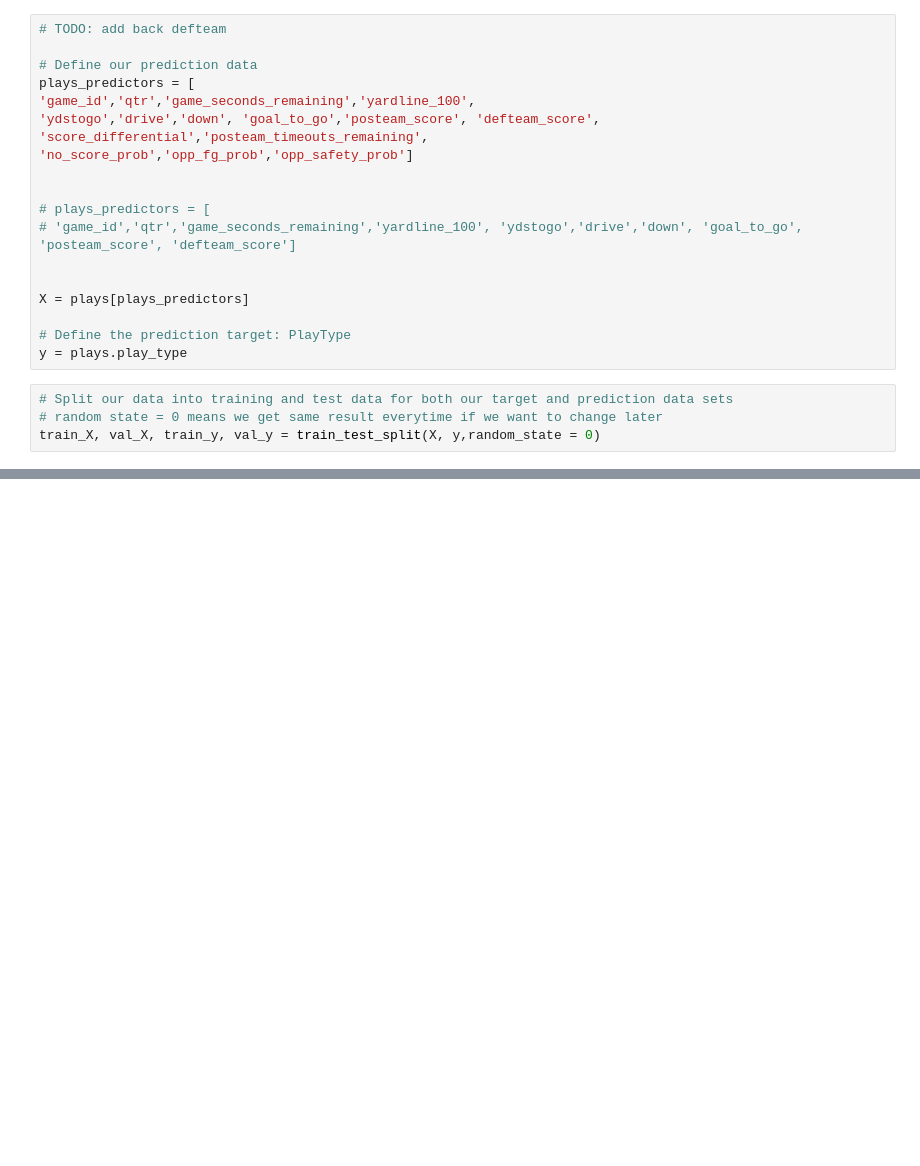
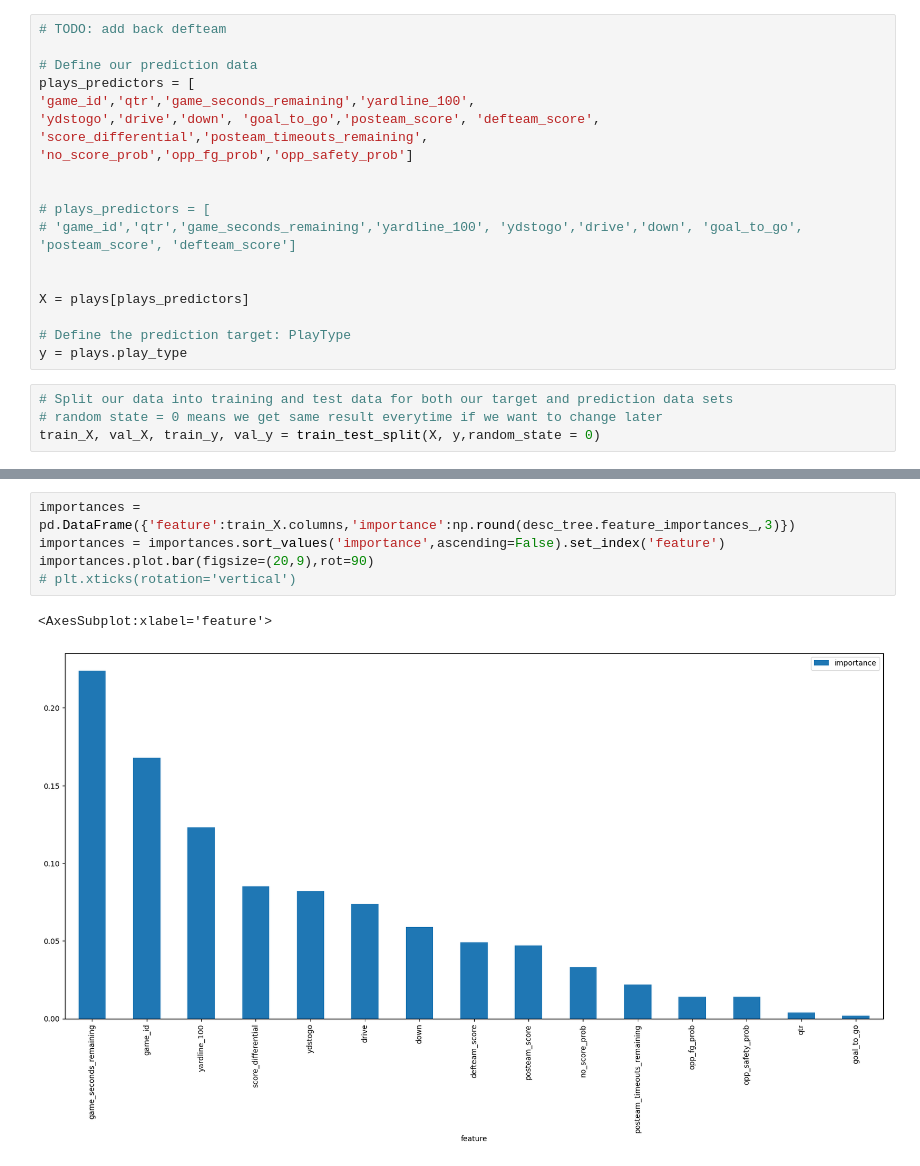
Before and after one commit to ReviewEdge/nfl-machine-learning, a Jupyter notebook: nflDecisionTree.ipynb, the cells around one changed output, grey strips where cells are left out. Saved outputs shown, nothing was run; the diff lists cells and outputs as text; blank space fills up the shorter version.

```diff
--- a/nflDecisionTree.ipynb
+++ b/nflDecisionTree.ipynb
@@ -105,0 +121,8 @@ print(dt_roc_auc)
+# %%
+importances = pd.DataFrame({'feature':train_X.columns,'importance':np.round(desc_tree.feature_importances_,3)})
+importances = importances.sort_values('importance',ascending=False).set_index('feature')
+importances.plot.bar(figsize=(20,9),rot=90)
+# plt.xticks(rotation='vertical')
+# %% [output]
+<AxesSubplot:xlabel='feature'>
+[figure, added]
```
Also changed, not shown: parts of 5 cells of this notebook, 1 other file.
